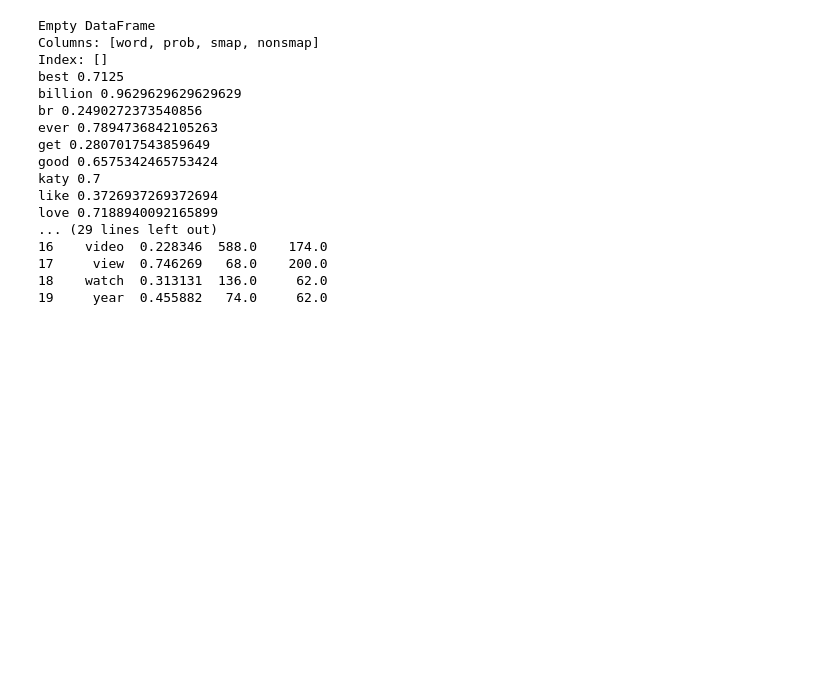
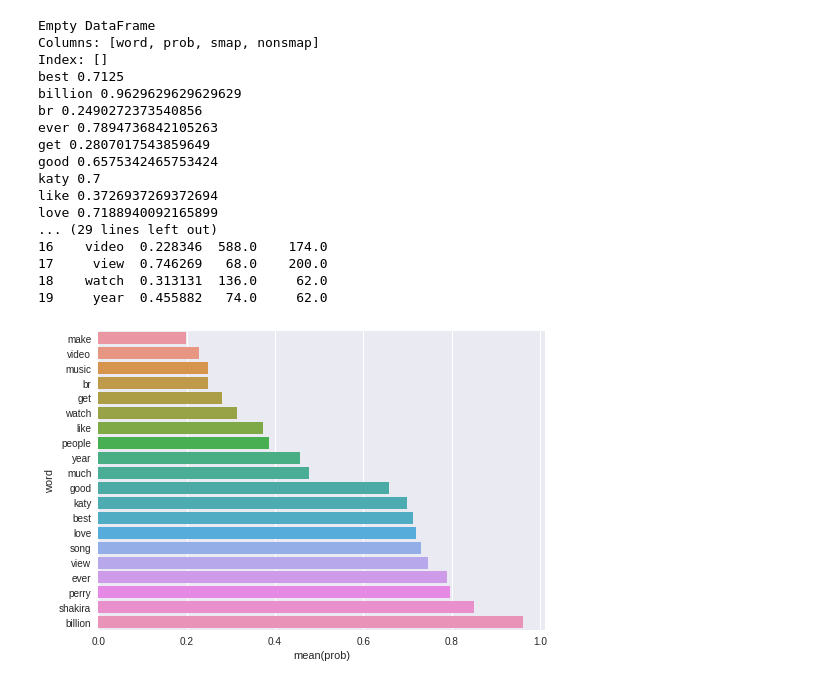
Before and after one commit to nurkayevaa/YouTubeSpam, a Jupyter notebook: YouTubeSpam.ipynb, the cells around one changed output. Saved outputs shown, nothing was run; the diff lists cells and outputs as text; code cells hidden in the pictures; blank space fills up the shorter version.

```diff
--- a/YouTubeSpam.ipynb
+++ b/YouTubeSpam.ipynb
@@ -421,3 +334,7 @@ love 0.7188940092165899
 17     view  0.746269   68.0    200.0
 18    watch  0.313131  136.0     62.0
 19     year  0.455882   74.0     62.0
+# %%
+ax = sns.barplot(x="prob", y="word", data=df_notspam.sort_values(by=['prob']))
+# %% [output]
+[figure, added]
```
Also changed, not shown: parts of 4 cells of this notebook.
